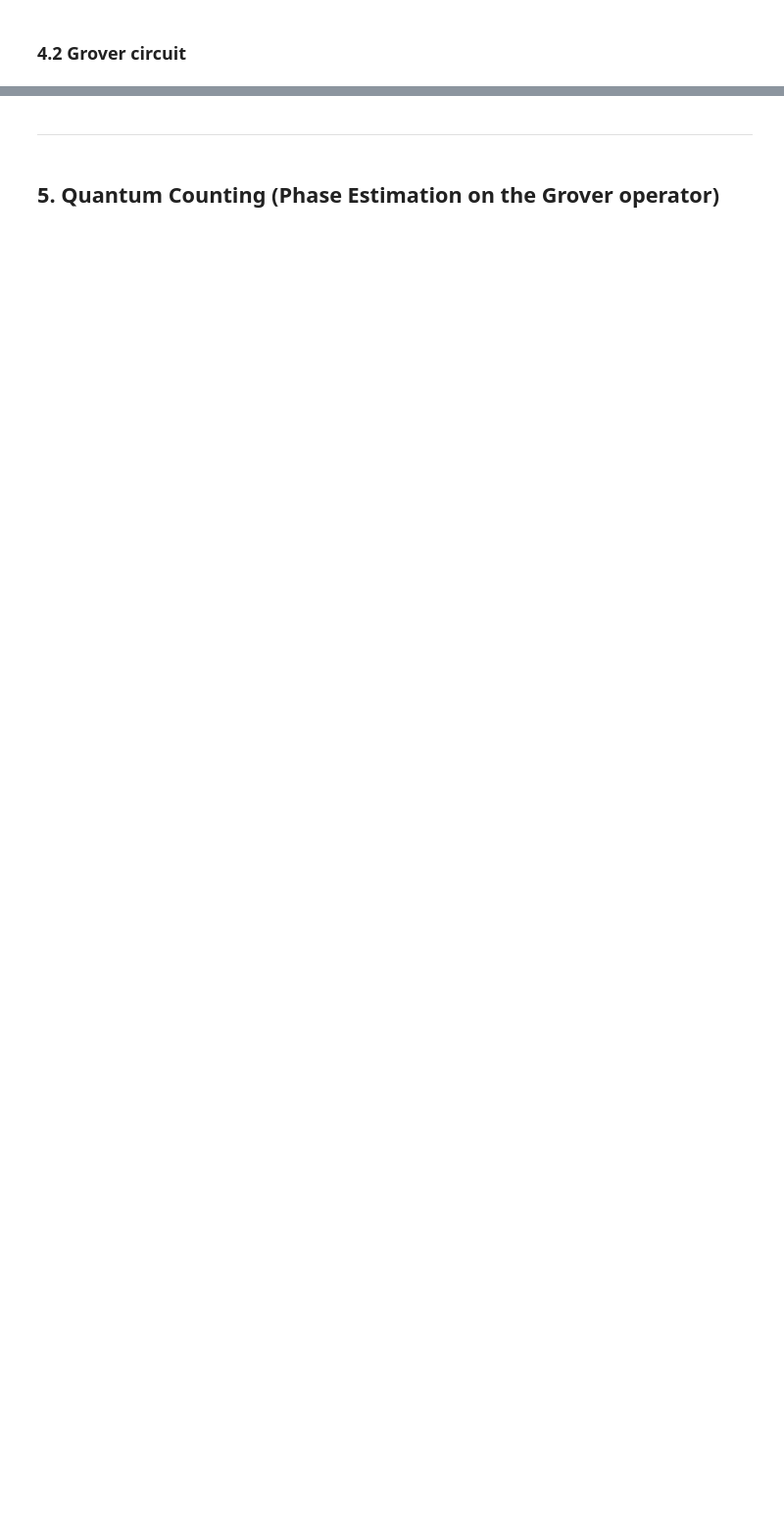
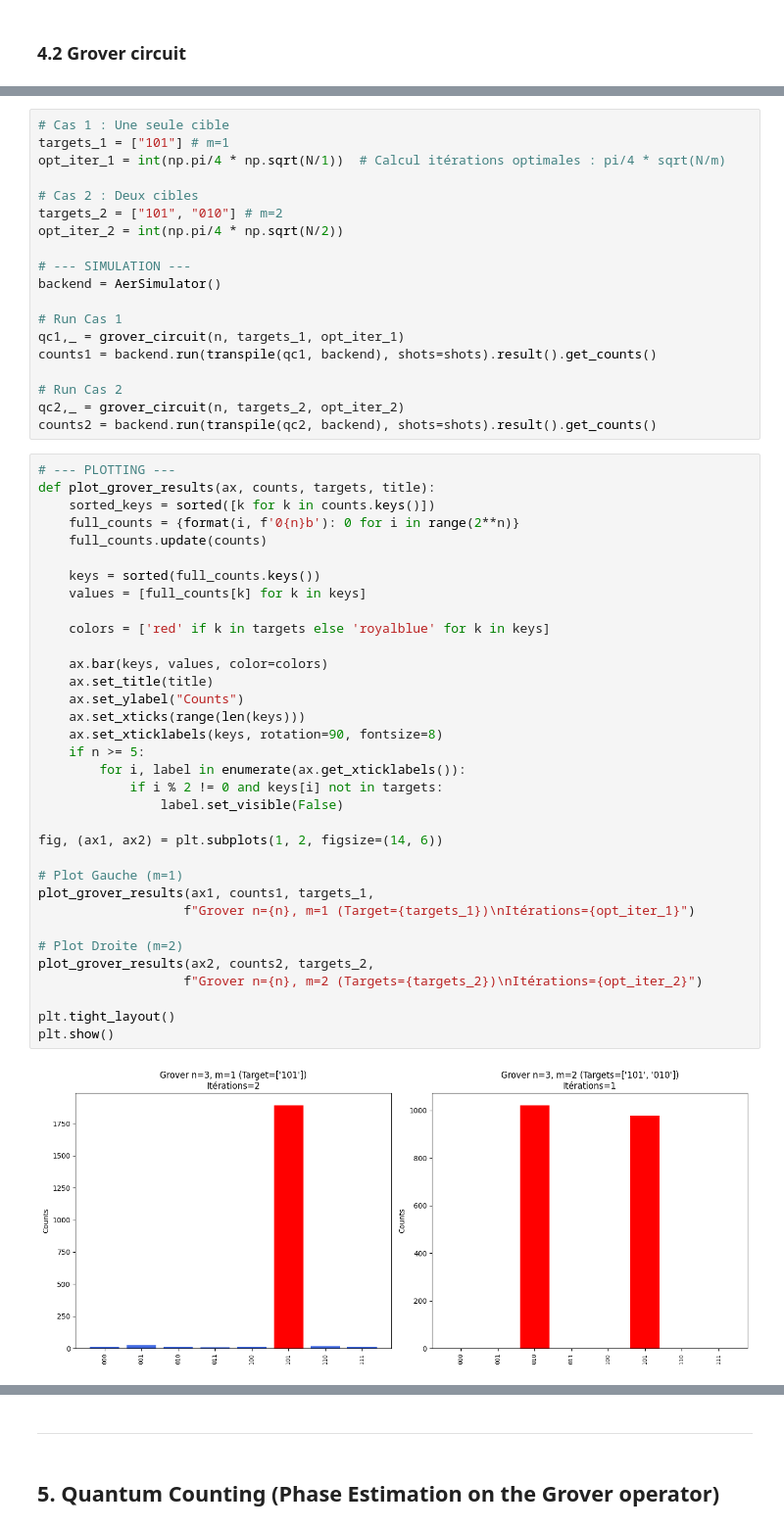
Before and after one commit to victor-pcll/Grover-s-Search, a Jupyter notebook: notebook.ipynb, the cells around one changed output, grey strips where cells are left out. Shown: that part at 98% size. Saved outputs shown, nothing was run; the diff lists cells and outputs as text; blank space fills up the shorter version.

```diff
--- a/notebook.ipynb
+++ b/notebook.ipynb
@@ -140,0 +148,55 @@ plt.show()
+# %%
+# Cas 1 : Une seule cible
+targets_1 = ["101"] # m=1
+opt_iter_1 = int(np.pi/4 * np.sqrt(N/1))  # Calcul itérations optimales : pi/4 * sqrt(N/m)
+
+# Cas 2 : Deux cibles
+targets_2 = ["101", "010"] # m=2
+opt_iter_2 = int(np.pi/4 * np.sqrt(N/2))
+
+# --- SIMULATION ---
+backend = AerSimulator()
+
+# Run Cas 1
+qc1,_ = grover_circuit(n, targets_1, opt_iter_1)
+counts1 = backend.run(transpile(qc1, backend), shots=shots).result().get_counts()
+
+# Run Cas 2
+qc2,_ = grover_circuit(n, targets_2, opt_iter_2)
+counts2 = backend.run(transpile(qc2, backend), shots=shots).result().get_counts()
+# %%
+# --- PLOTTING ---
+def plot_grover_results(ax, counts, targets, title):
+    sorted_keys = sorted([k for k in counts.keys()])
+    full_counts = {format(i, f'0{n}b'): 0 for i in range(2**n)}
+    full_counts.update(counts)
+
+    keys = sorted(full_counts.keys())
+    values = [full_counts[k] for k in keys]
+
+    colors = ['red' if k in targets else 'royalblue' for k in keys]
+
+    ax.bar(keys, values, color=colors)
+    ax.set_title(title)
+    ax.set_ylabel("Counts")
+    ax.set_xticks(range(len(keys)))
+    ax.set_xticklabels(keys, rotation=90, fontsize=8)
+    if n >= 5:
+        for i, label in enumerate(ax.get_xticklabels()):
+            if i % 2 != 0 and keys[i] not in targets:
+                label.set_visible(False)
+
+fig, (ax1, ax2) = plt.subplots(1, 2, figsize=(14, 6))
+
+# Plot Gauche (m=1)
+plot_grover_results(ax1, counts1, targets_1,
+                   f"Grover n={n}, m=1 (Target={targets_1})\nItérations={opt_iter_1}")
+
+# Plot Droite (m=2)
+plot_grover_results(ax2, counts2, targets_2,
+                   f"Grover n={n}, m=2 (Targets={targets_2})\nItérations={opt_iter_2}")
+
+plt.tight_layout()
+plt.show()
+# %% [output]
+[figure, added]
```
Also changed, not shown: parts of 39 cells of this notebook, 9 other files.
